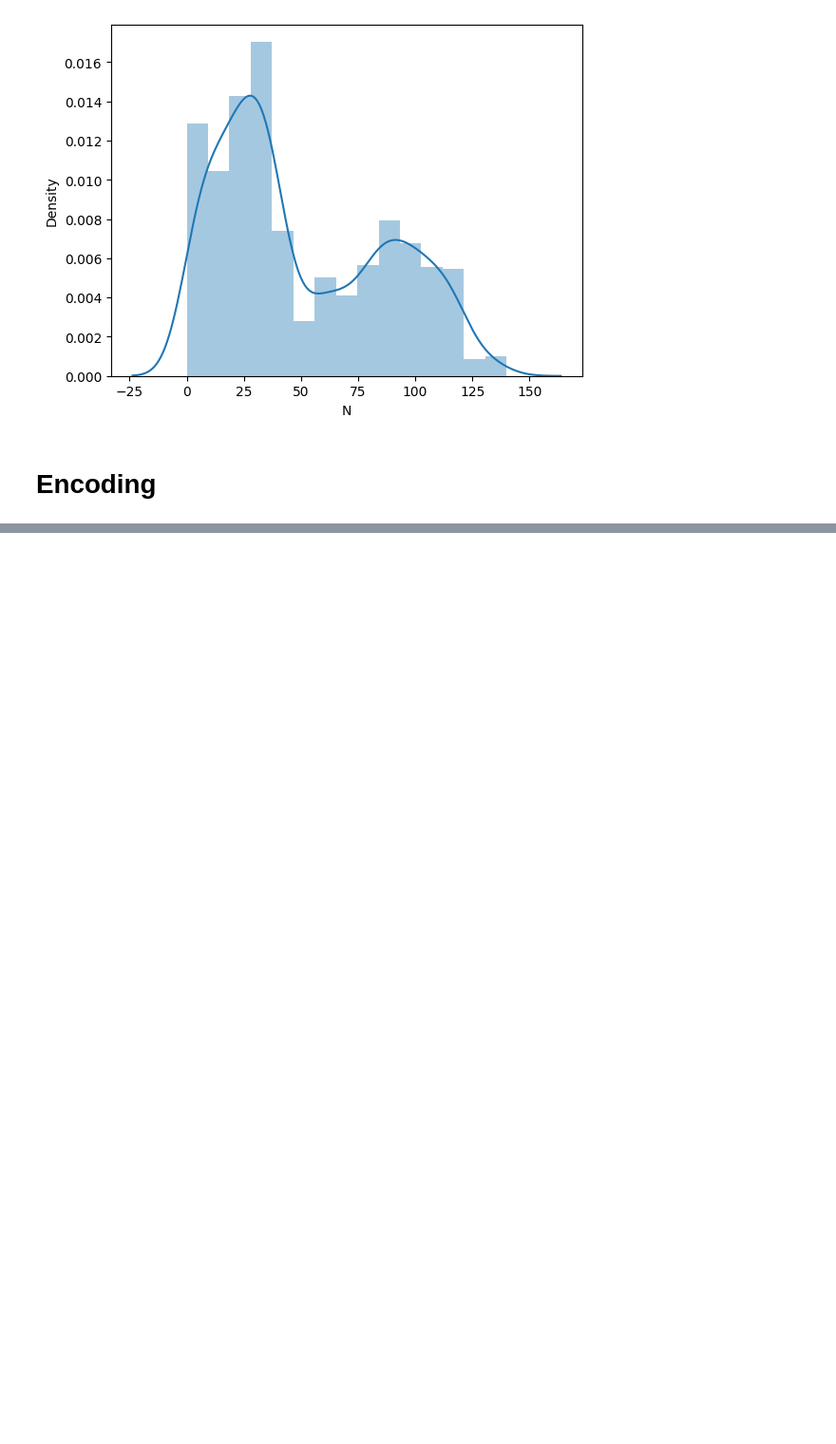
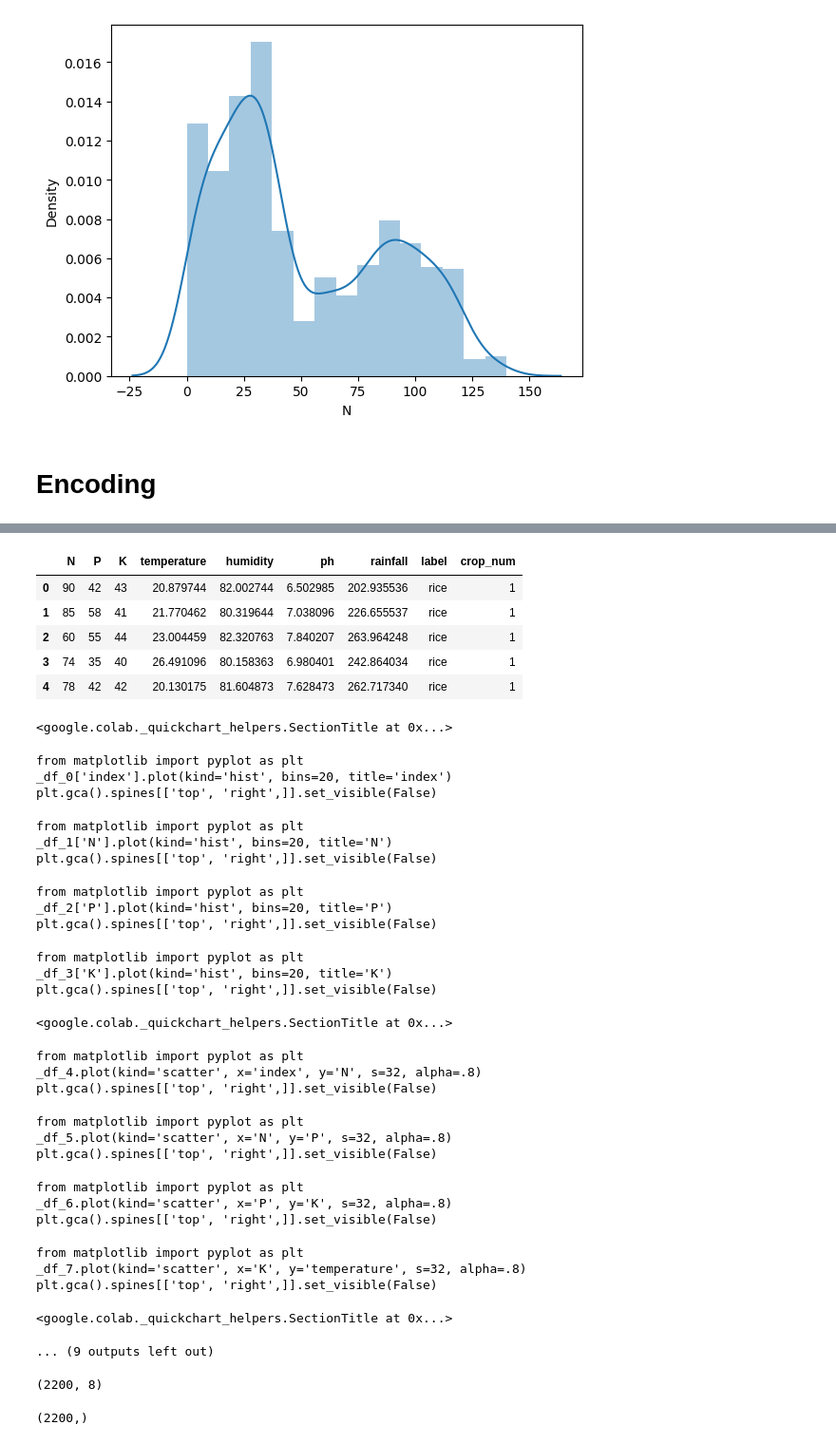
Before and after one commit to Ankitfactech/IntelliFarm, a Jupyter notebook: Untitled0.ipynb, the cells around one changed output, grey strips where cells are left out. Shown: that part at 95% size. Saved outputs shown, nothing was run; the diff lists cells and outputs as text; code cells hidden in the pictures; blank space fills up the shorter version.

```diff
--- a/Untitled0.ipynb
+++ b/Untitled0.ipynb
@@ -176,3 +150,5 @@ crop_con = {
 'chickpea'  : 21,
 'coffee' : 22,
 }
+# %%
+crop['crop_num']=crop['label'].map(crop_con)
@@ -178,0 +175,38 @@ crop_con = {
+# %%
+# crop.drop('label',axis=1 ,implace=True)
+crop.head()
+# %% [output]
+|  | N | P | K | temperature | humidity | ph | rainfall | label | crop_num |
+| 0 | 90 | 42 | 43 | 20.879744 | 82.002744 | 6.502985 | 202.935536 | rice | 1 |
+| 1 | 85 | 58 | 41 | 21.770462 | 80.319644 | 7.038096 | 226.655537 | rice | 1 |
+| 2 | 60 | 55 | 44 | 23.004459 | 82.320763 | 7.840207 | 263.964248 | rice | 1 |
+| 3 | 74 | 35 | 40 | 26.491096 | 80.158363 | 6.980401 | 242.864034 | rice | 1 |
+| 4 | 78 | 42 | 42 | 20.130175 | 81.604873 | 7.628473 | 262.717340 | rice | 1 |
+<google.colab._quickchart_helpers.SectionTitle at 0x...>
+from matplotlib import pyplot as plt
+_df_0['index'].plot(kind='hist', bins=20, title='index')
+plt.gca().spines[['top', 'right',]].set_visible(False)
+from matplotlib import pyplot as plt
+_df_1['N'].plot(kind='hist', bins=20, title='N')
+plt.gca().spines[['top', 'right',]].set_visible(False)
+from matplotlib import pyplot as plt
+_df_2['P'].plot(kind='hist', bins=20, title='P')
+plt.gca().spines[['top', 'right',]].set_visible(False)
+from matplotlib import pyplot as plt
+_df_3['K'].plot(kind='hist', bins=20, title='K')
+plt.gca().spines[['top', 'right',]].set_visible(False)
+<google.colab._quickchart_helpers.SectionTitle at 0x...>
+from matplotlib import pyplot as plt
+_df_4.plot(kind='scatter', x='index', y='N', s=32, alpha=.8)
+plt.gca().spines[['top', 'right',]].set_visible(False)
+from matplotlib import pyplot as plt
+_df_5.plot(kind='scatter', x='N', y='P', s=32, alpha=.8)
+plt.gca().spines[['top', 'right',]].set_visible(False)
+from matplotlib import pyplot as plt
+_df_6.plot(kind='scatter', x='P', y='K', s=32, alpha=.8)
+plt.gca().spines[['top', 'right',]].set_visible(False)
+from matplotlib import pyplot as plt
+_df_7.plot(kind='scatter', x='K', y='temperature', s=32, alpha=.8)
+plt.gca().spines[['top', 'right',]].set_visible(False)
+<google.colab._quickchart_helpers.SectionTitle at 0x...>
+... (9 outputs left out)
@@ -178,0 +216,8 @@ crop_con = {
+# %%
+x.shape
+# %% [output]
+(2200, 8)
+# %%
+y.shape
+# %% [output]
+(2200,)
```
Also changed, not shown: parts of 6 cells of this notebook.
